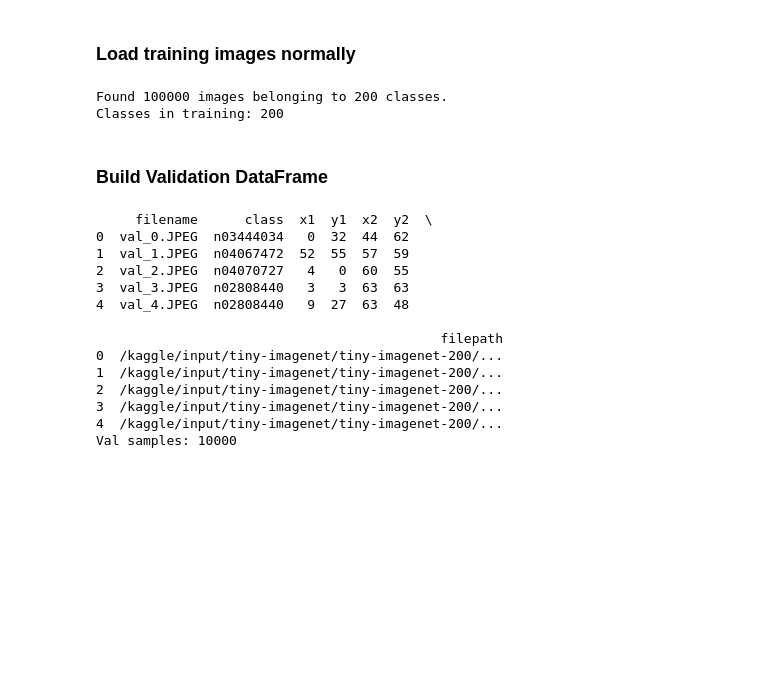
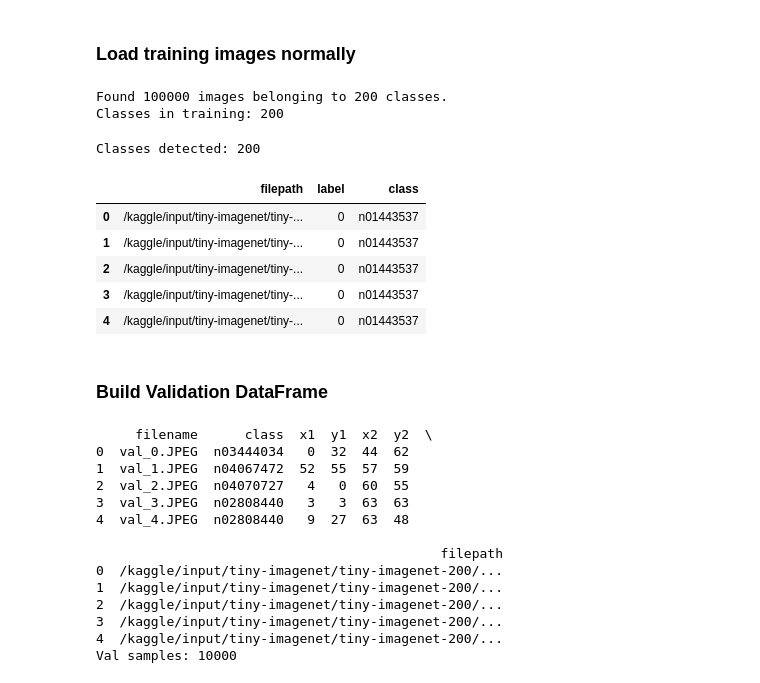
Before and after one commit to bbyrd2021/BigDataAssignment4, a Jupyter notebook: tiny_imagenet_assignment_colab.ipynb, the cells around one changed output. Saved outputs shown, nothing was run; the diff lists cells and outputs as text; code cells hidden in the pictures; blank space fills up the shorter version.

```diff
--- a/tiny_imagenet_assignment_colab.ipynb
+++ b/tiny_imagenet_assignment_colab.ipynb
@@ -111,6 +127,33 @@ print("Classes in training:", num_classes)
 # %% [output]
 Found 100000 images belonging to 200 classes.
 Classes in training: 200
+# %%
+# === Build train_df from the generator for visualization===
+import pandas as pd
+
+filepaths = train_generator.filepaths
+labels = train_generator.classes
+class_indices = train_generator.class_indices
+idx_to_class = {v: k for k, v in class_indices.items()}
+
+train_df = pd.DataFrame({
+    "filepath": filepaths,
+    "label": labels,
+    "class": [idx_to_class[i] for i in labels]
+})
+
+sorted_classes = sorted(train_df["class"].unique())
+
+print("Classes detected:", len(sorted_classes))
+train_df.head()
+# %% [output]
+Classes detected: 200
+|  | filepath | label | class |
+| 0 | /kaggle/input/tiny-imagenet/tiny-... | 0 | n01443537 |
+| 1 | /kaggle/input/tiny-imagenet/tiny-... | 0 | n01443537 |
+| 2 | /kaggle/input/tiny-imagenet/tiny-... | 0 | n01443537 |
+| 3 | /kaggle/input/tiny-imagenet/tiny-... | 0 | n01443537 |
+| 4 | /kaggle/input/tiny-imagenet/tiny-... | 0 | n01443537 |
 # %% [markdown]
 ### Build Validation DataFrame
 # %%
```
Also changed, not shown: parts of 12 cells of this notebook.
